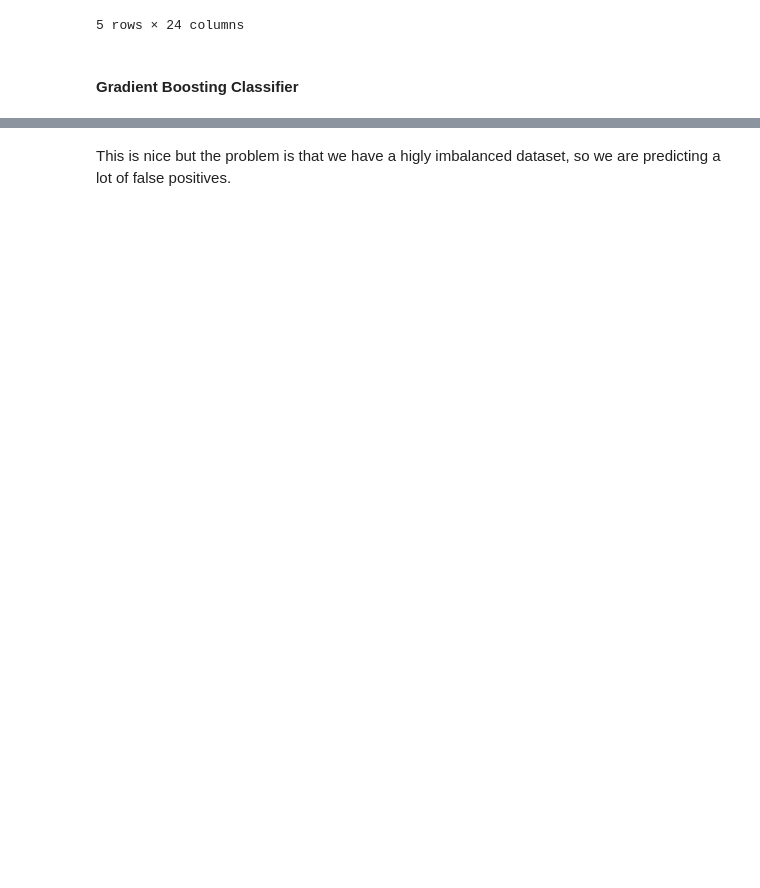
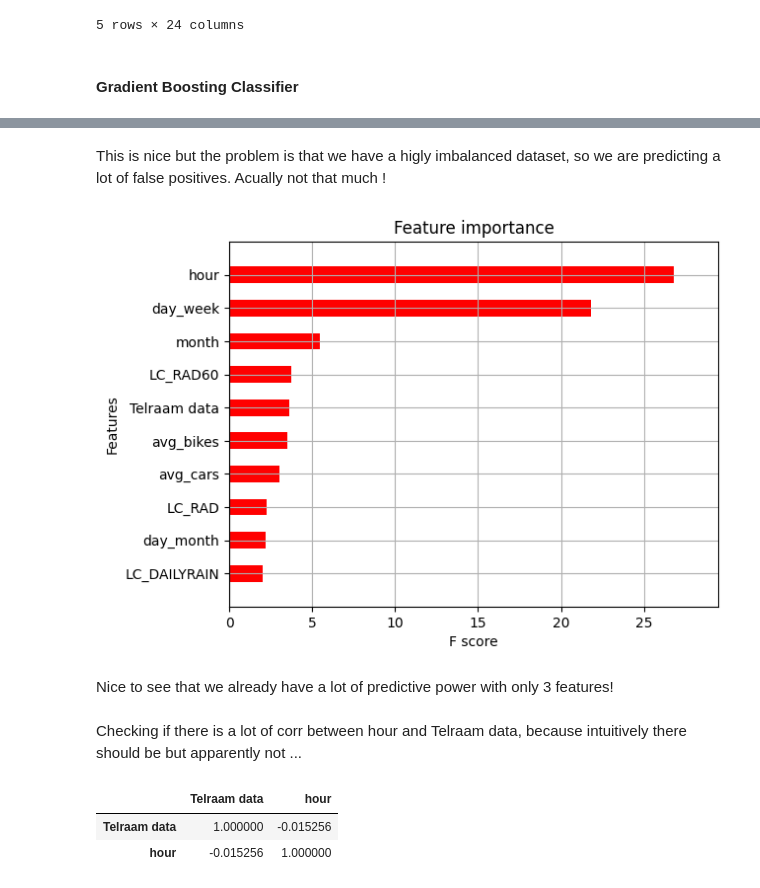
Before and after one commit to vavald/MDA_Switzerland, a Jupyter notebook: Valentin/Prediction_Models.ipynb, the cells around one changed output, grey strips where cells are left out. Drawn from its saved outputs; the diff is of its cells as text; code cells hidden in the pictures; blank space fills up the shorter version.

Commit message:
tried predicting if sound exceeds certain barrier and this works very well !

```diff
--- a/Valentin/Prediction_Models.ipynb
+++ b/Valentin/Prediction_Models.ipynb
@@ -487,2 +495,19 @@ Specificity:  0.8572013651877133
 # %% [markdown]
-This is nice but the problem is that we have a higly imbalanced dataset, so we are predicting a lot of false positives.
+This is nice but the problem is that we have a higly imbalanced dataset, so we are predicting a lot of false positives. Acually not that much !
+# %%
+# show feature imprtance in horizontal bar chart with nice colors
+xgb.plot_importance(xg_reg,importance_type='gain',max_num_features=10,height=0.5,show_values=False,color='red')
+plt.show()
+# %% [output]
+[figure, added]
+# %% [markdown]
+Nice to see that we already have a lot of predictive power with only 3 features!
+# %% [markdown]
+Checking if there is a lot of corr between hour and Telraam data, because intuitively there should be but apparently not ...
+# %%
+# check the correlation between Telraam data variable and hour variable
+df[['Telraam data','hour']].corr()
+# %% [output]
+|  | Telraam data | hour |
+| Telraam data | 1.000000 | -0.015256 |
+| hour | -0.015256 | 1.000000 |
```
Also changed, not shown: parts of 11 cells of this notebook, 2 other files.
